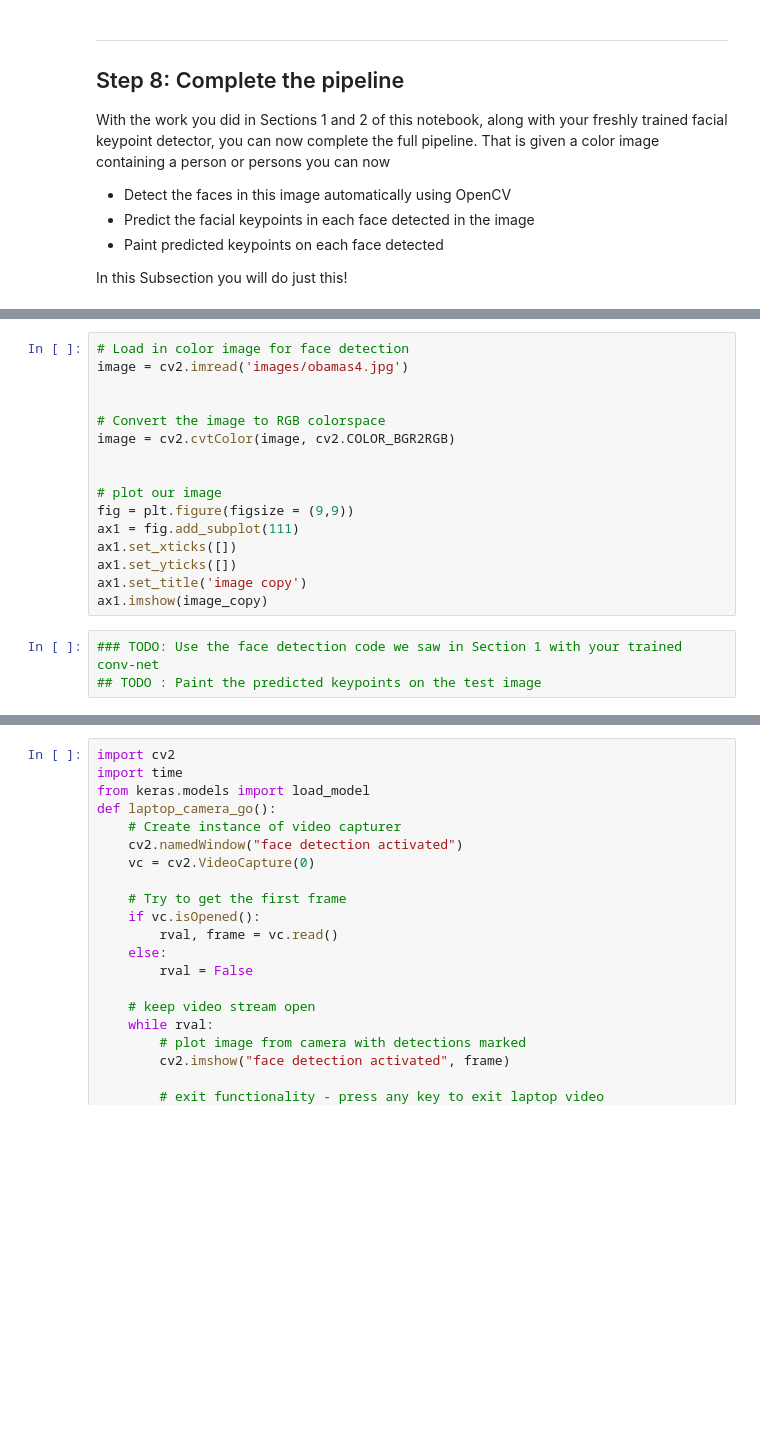
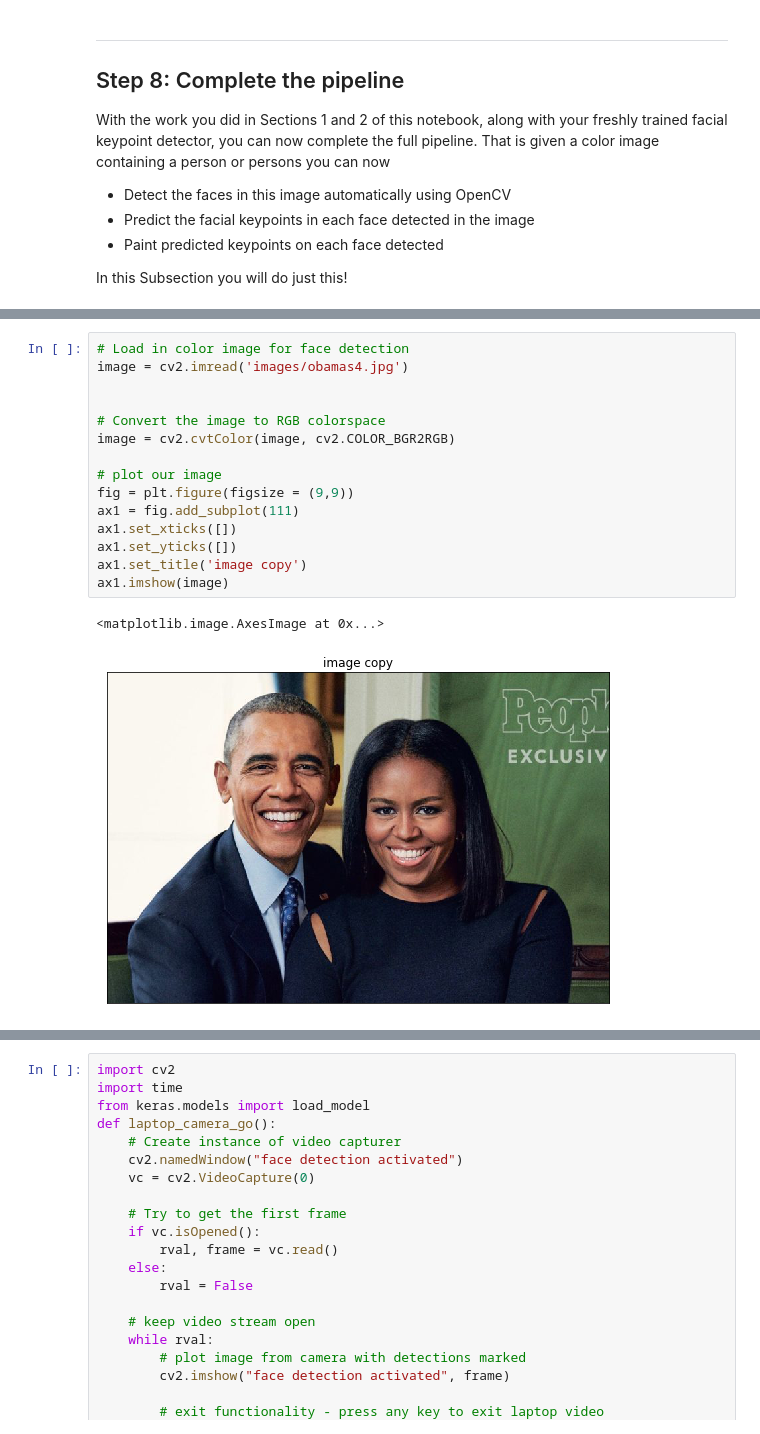
Before and after one commit to vepo/AIND-CV-FacialKeypoints, a Jupyter notebook: CV_project.ipynb, the cells around one changed output, grey strips where cells are left out. Drawn from its saved outputs; the diff is of its cells as text; blank space fills up the shorter version.

```diff
--- a/CV_project.ipynb
+++ b/CV_project.ipynb
@@ -881,19 +917,18 @@ When complete you should be able to produce example images like the one below
 # %%
 # Load in color image for face detection
 image = cv2.imread('images/obamas4.jpg')
 
 
 # Convert the image to RGB colorspace
 image = cv2.cvtColor(image, cv2.COLOR_BGR2RGB)
 
-
 # plot our image
 fig = plt.figure(figsize = (9,9))
 ax1 = fig.add_subplot(111)
 ax1.set_xticks([])
 ax1.set_yticks([])
 ax1.set_title('image copy')
-ax1.imshow(image_copy)
+ax1.imshow(image)
+# %% [output]
+<matplotlib.image.AxesImage at 0x...>
+[figure, added]
-# %%
-### TODO: Use the face detection code we saw in Section 1 with your trained conv-net
-## TODO : Paint the predicted keypoints on the test image
```
Also changed, not shown: parts of 11 cells of this notebook.
